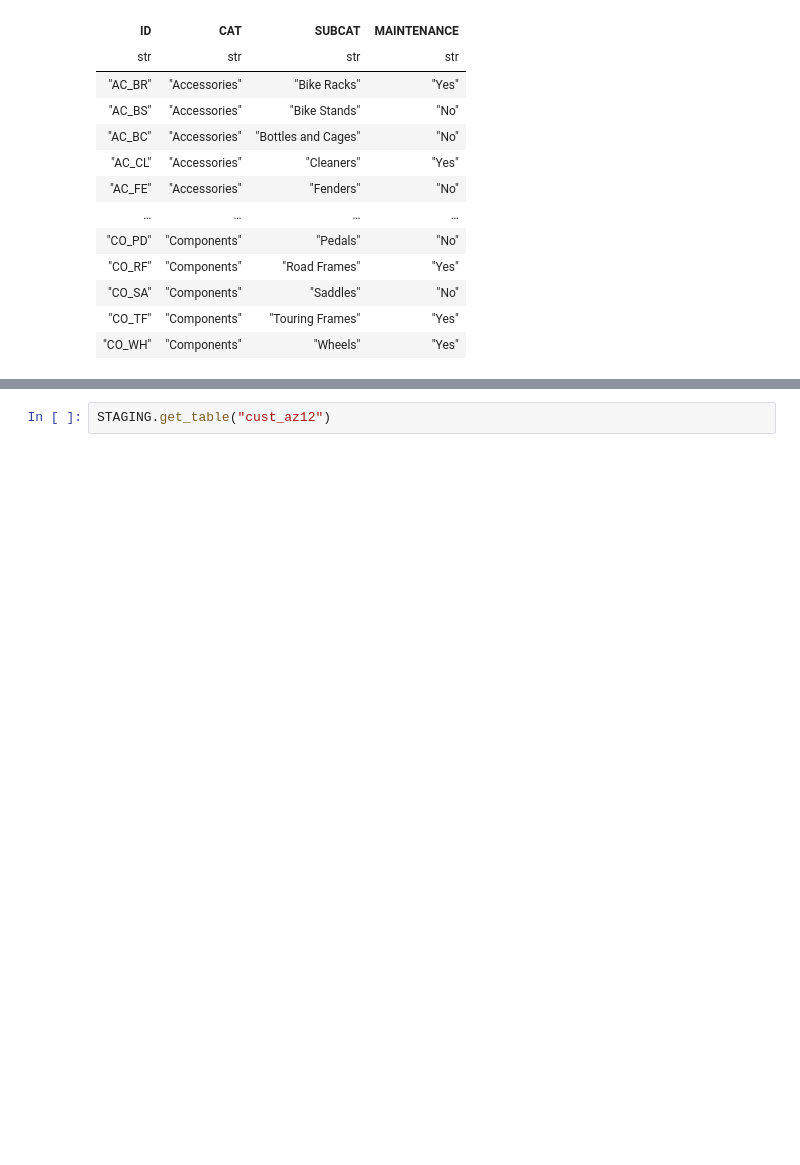
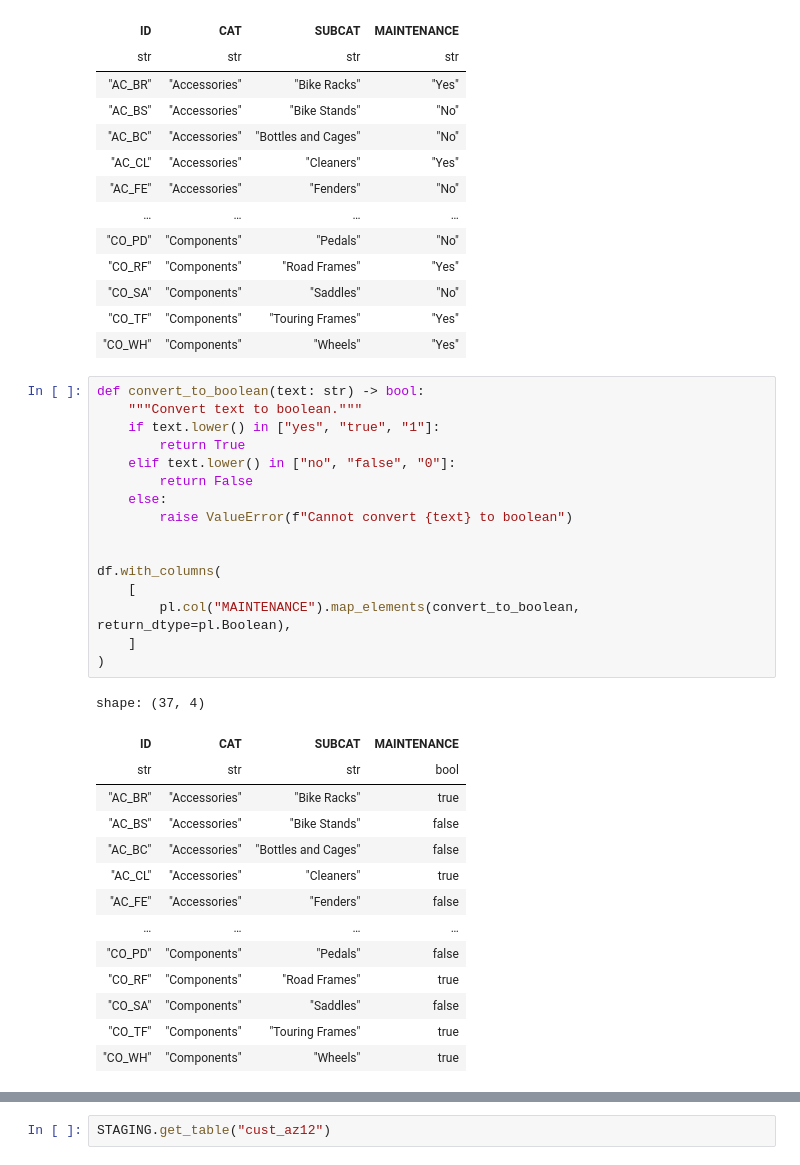
Before and after one commit to iragca/final-exam-cloud-comp, a Jupyter notebook: notebooks/1.0-staging-eda.ipynb, the cells around one changed output, grey strips where cells are left out. Cells and saved outputs as stored; diff of their text form; blank space fills up the shorter version.

```diff
--- a/notebooks/1.0-staging-eda.ipynb
+++ b/notebooks/1.0-staging-eda.ipynb
@@ -33,3 +33,34 @@ shape: (37, 4)
 | "CO_SA" | "Components" | "Saddles" | "No" |
 | "CO_TF" | "Components" | "Touring Frames" | "Yes" |
 | "CO_WH" | "Components" | "Wheels" | "Yes" |
+# %%
+def convert_to_boolean(text: str) -> bool:
+    """Convert text to boolean."""
+    if text.lower() in ["yes", "true", "1"]:
+        return True
+    elif text.lower() in ["no", "false", "0"]:
+        return False
+    else:
+        raise ValueError(f"Cannot convert {text} to boolean")
+
+
+df.with_columns(
+    [
+        pl.col("MAINTENANCE").map_elements(convert_to_boolean, return_dtype=pl.Boolean),
+    ]
+)
+# %% [output]
+shape: (37, 4)
+| ID | CAT | SUBCAT | MAINTENANCE |
+| str | str | str | bool |
+| "AC_BR" | "Accessories" | "Bike Racks" | true |
+| "AC_BS" | "Accessories" | "Bike Stands" | false |
+| "AC_BC" | "Accessories" | "Bottles and Cages" | false |
+| "AC_CL" | "Accessories" | "Cleaners" | true |
+| "AC_FE" | "Accessories" | "Fenders" | false |
+| … | … | … | … |
+| "CO_PD" | "Components" | "Pedals" | false |
+| "CO_RF" | "Components" | "Road Frames" | true |
+| "CO_SA" | "Components" | "Saddles" | false |
+| "CO_TF" | "Components" | "Touring Frames" | true |
+| "CO_WH" | "Components" | "Wheels" | true |
```
Also changed, not shown: parts of 6 cells of this notebook, 1 other file.
